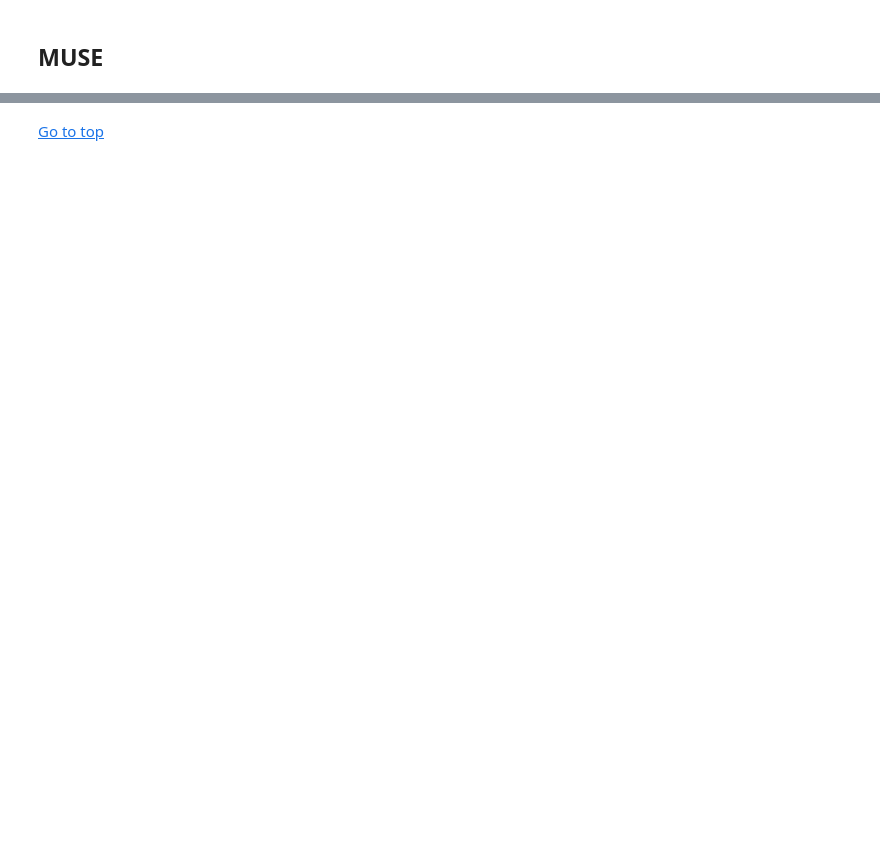
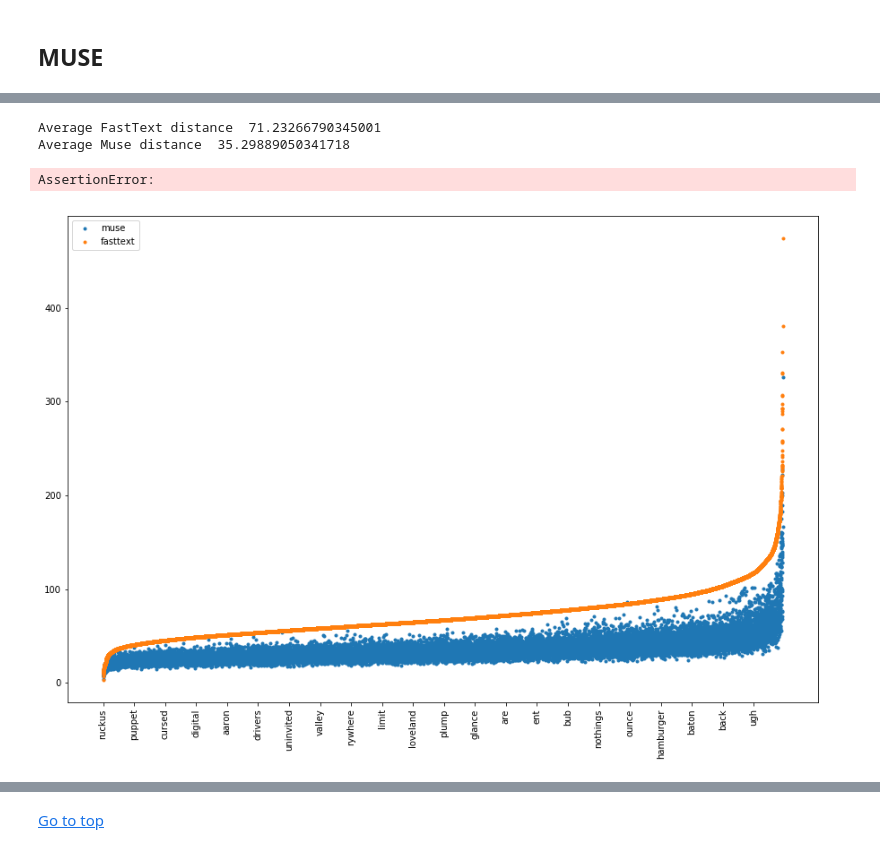
Before and after one commit to emlg/Lyrix, a Jupyter notebook: Report/Lyrix.ipynb, the cells around one changed output, grey strips where cells are left out. Cells and saved outputs as stored; diff of their text form; code cells hidden in the pictures; blank space fills up the shorter version.

Commit message:
Report, including copy paste of MUSE

```diff
--- a/Report/Lyrix.ipynb
+++ b/Report/Lyrix.ipynb
@@ -822,0 +1072,12 @@ for i, r in lyrics_df[:30].iterrows() :
+# %%
+muse_voc2embed_rock, muse_embed2voc_rock = get_dict(muse_emb_rock, muse_voc_rock)
+muse_voc2embed_pop, muse_embed2voc_pop = get_dict(muse_emb_pop, muse_voc_pop)
+# %%
+def see_movement(w):
+    #rock_mvt = sum(abs(np.array(muse_voc2embed_rock[w]) - voc2embed_rock[w]))
+    fasttext_dist = sum(abs(np.array(voc2embed_rock[w])- voc2embed_pop[w]))
+    muse_dist = sum(abs(np.array(muse_voc2embed_rock[w])- muse_voc2embed_pop[w]))
+    #print("Movement in rock : ", rock_mvt)
+    #print("Distance in fastext between 2 words : ", fasttext_dist)
+    #print("Distance in muse between 2 words : ", muse_dist)
+    return fasttext_dist, muse_dist
@@ -822,0 +1088,10 @@ for i, r in lyrics_df[:30].iterrows() :
+# %%
+fasttext_dist = []
+muse_dist = []
+for w in common_words:
+    try:
+        f,m = see_movement(w)
+        fasttext_dist.append(f)
+        muse_dist.append(m)
+    except :
+        print(w)
@@ -822,0 +1115,31 @@ for i, r in lyrics_df[:30].iterrows() :
+# %%
+#Compute sum of distance for all words
+common_words_fasttext_dist = sum(fasttext_dist)/len(common_words)
+common_words_muse_dist = sum(muse_dist)/len(common_words)
+print("Average FastText distance ", common_words_fasttext_dist)
+print("Average Muse distance ", common_words_muse_dist)
+# %% [output]
+Average FastText distance  71.23266790345001
+Average Muse distance  35.29889050341718
+# %%
+assert(len(common_words) == len(fasttext_dist))
+assert(len(common_words) == len(muse_dist))
+# %% [output]
+AssertionError:
+# %%
+#Order by increasing FastText distance
+permutation = np.argsort(fasttext_dist)
+ordered_common_words = np.array(common_words)[permutation]
+ordered_fasttext_dist = np.array(fasttext_dist)[permutation]
+ordered_muse_dist = np.array(muse_dist)[permutation]
+# %%
+fig = plt.figure(figsize = (15, 10))
+
+x = range(len(ordered_common_words))
+plt.scatter(x, ordered_muse_dist, label = "muse", marker = '.')
+plt.scatter(x, ordered_fasttext_dist, label = "fasttext", marker = '.')
+plt.xticks(np.arange(min(x), max(x)+1, 1000),ordered_common_words[::1000], rotation='vertical')
+plt.legend()
+plt.show()
+# %% [output]
+[figure, added]
```
Also changed, not shown: parts of 135 cells of this notebook.
